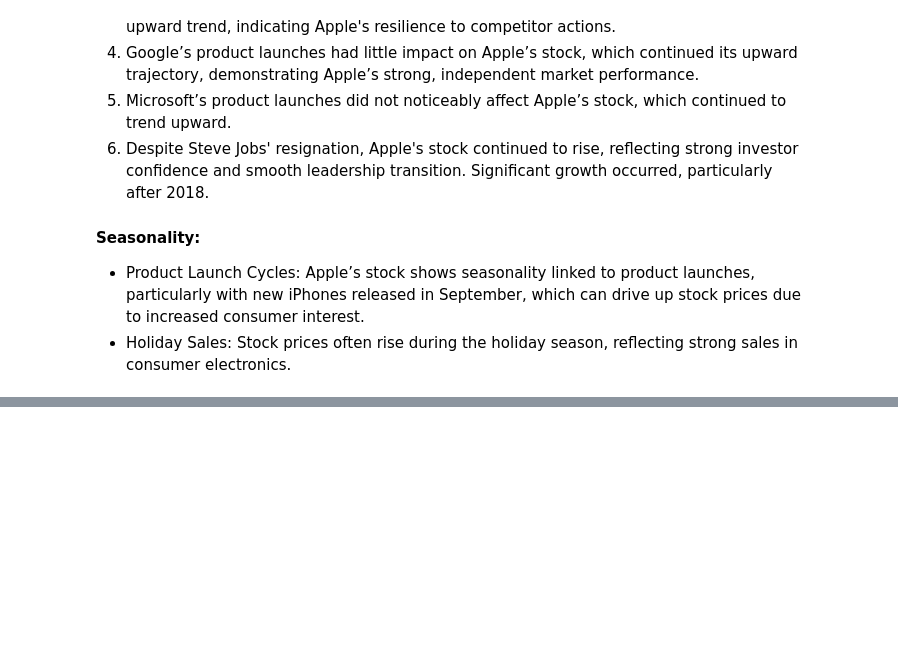
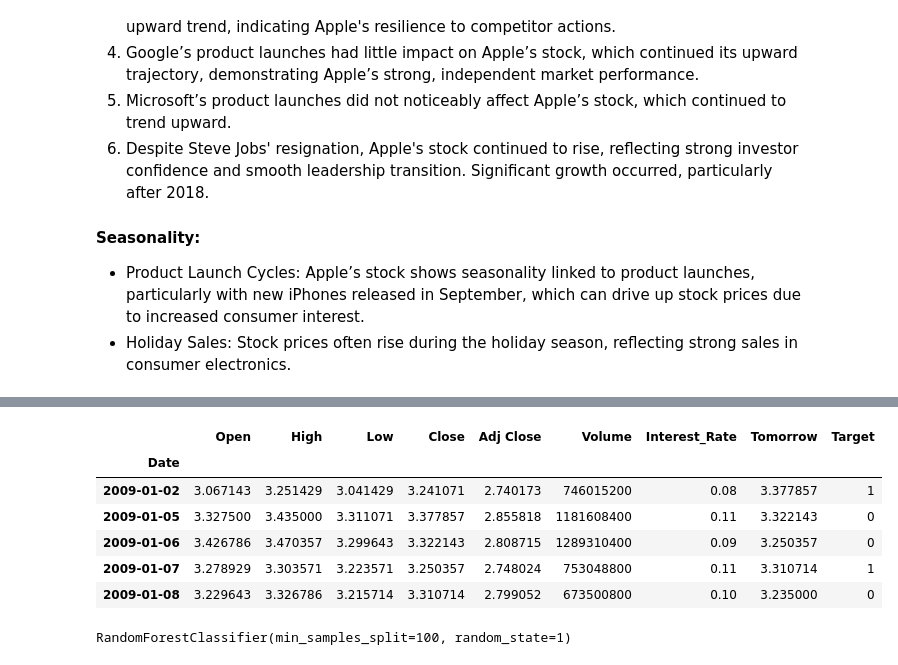
Before and after one commit to simonMakumi/APPLE-stock-price-prediction, a Jupyter notebook: APPLE STOCKS.ipynb, the cells around one changed output, grey strips where cells are left out. Drawn from its saved outputs; the diff is of its cells as text; code cells hidden in the pictures; blank space fills up the shorter version.

```diff
--- a/APPLE STOCKS.ipynb
+++ b/APPLE STOCKS.ipynb
@@ -439,0 +465,20 @@ eda.bivariate_analysis()
+# %%
+stock_df['Target'] = (stock_df['Tomorrow'] > stock_df['Close']).astype(int)
+stock_df.head()
+# %% [output]
+|  | Open | High | Low | Close | Adj Close | Volume | Interest_Rate | Tomorrow | Target |
+| Date |  |  |  |  |  |  |  |  |  |
+| 2009-01-02 | 3.067143 | 3.251429 | 3.041429 | 3.241071 | 2.740173 | 746015200 | 0.08 | 3.377857 | 1 |
+| 2009-01-05 | 3.327500 | 3.435000 | 3.311071 | 3.377857 | 2.855818 | 1181608400 | 0.11 | 3.322143 | 0 |
+| 2009-01-06 | 3.426786 | 3.470357 | 3.299643 | 3.322143 | 2.808715 | 1289310400 | 0.09 | 3.250357 | 0 |
+| 2009-01-07 | 3.278929 | 3.303571 | 3.223571 | 3.250357 | 2.748024 | 753048800 | 0.11 | 3.310714 | 1 |
+| 2009-01-08 | 3.229643 | 3.326786 | 3.215714 | 3.310714 | 2.799052 | 673500800 | 0.10 | 3.235000 | 0 |
+# %%
+from sklearn.ensemble import RandomForestClassifier
+model = RandomForestClassifier(n_estimators=100,min_samples_split=100, random_state=1)
+train = stock_df.iloc[:-785]
+test = stock_df.iloc[-785:]
+predictors = ['Close','Volume','Open','High','Low']
+model.fit(train[predictors],train['Target'])
+# %% [output]
+RandomForestClassifier(min_samples_split=100, random_state=1)
```
Also changed, not shown: parts of 9 cells of this notebook.
